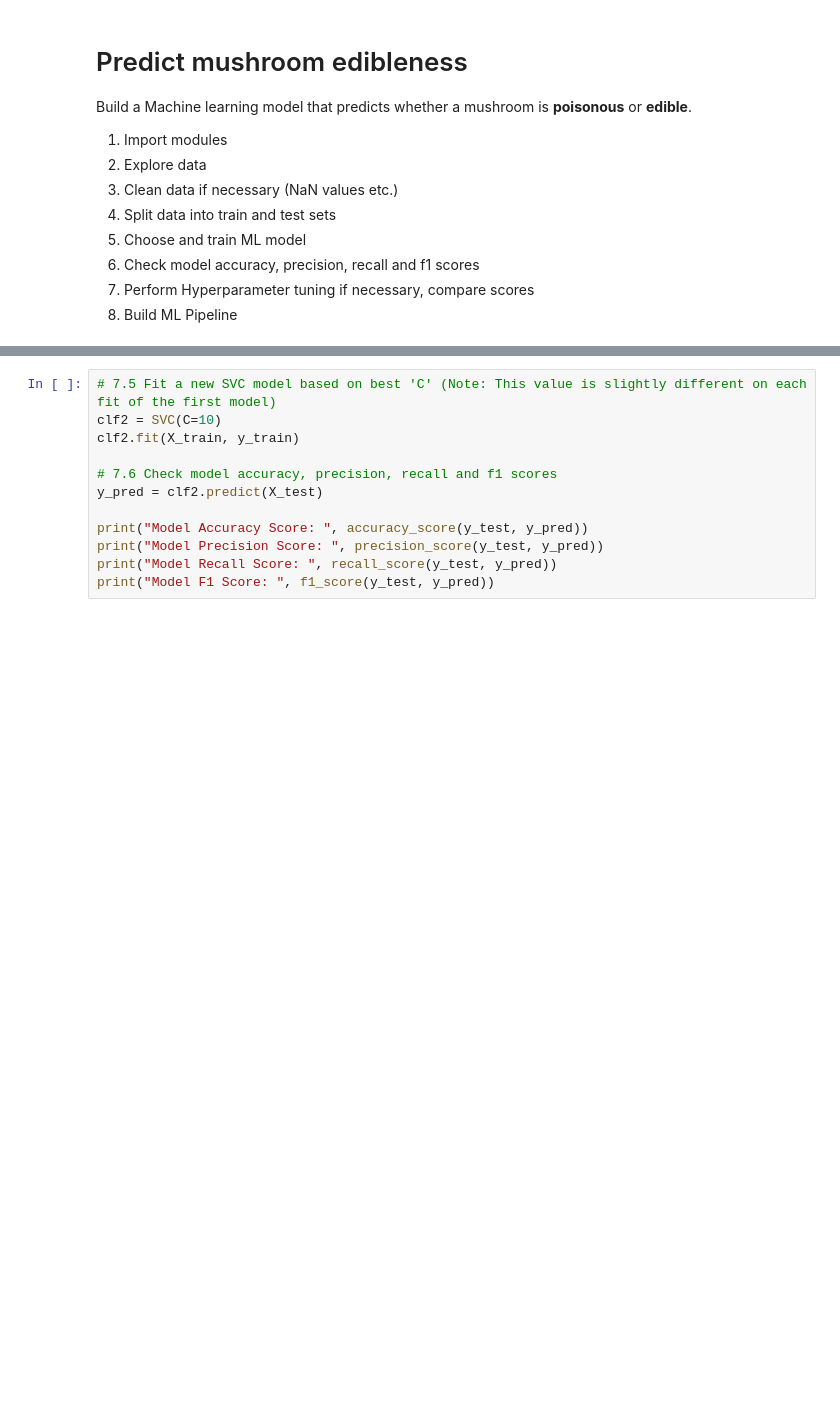
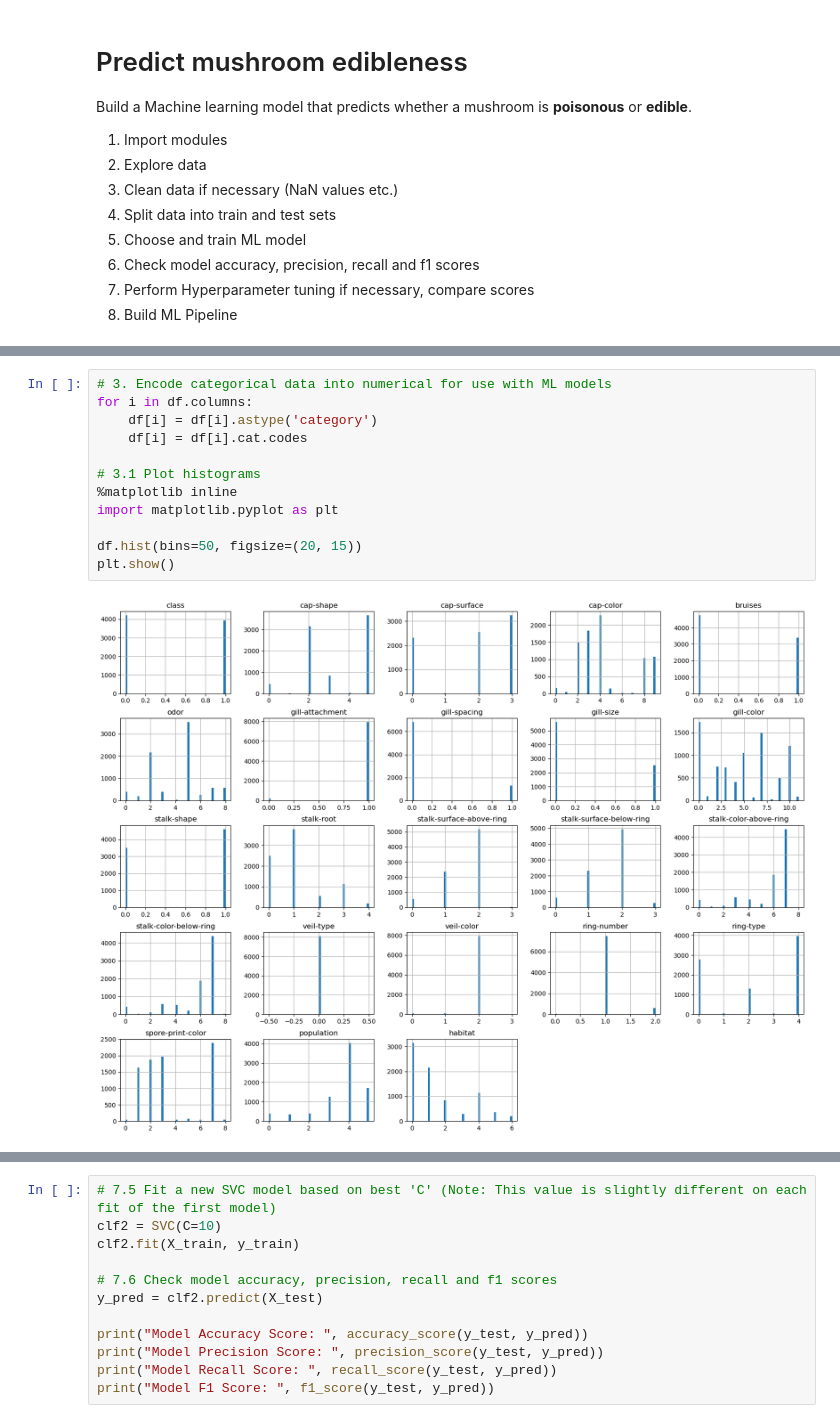
Before and after one commit to dgnezda/Mushroom_Classification, a Jupyter notebook: mushrooms.ipynb, the cells around one changed output, grey strips where cells are left out. Drawn from its saved outputs; the diff is of its cells as text; blank space fills up the shorter version.

Commit message:
Add plots, refactor mushrooms.ipynb

```diff
--- a/mushrooms.ipynb
+++ b/mushrooms.ipynb
@@ -55,0 +61,14 @@ Model F1 Score:  0.994750656167979
+# %%
+# 3. Encode categorical data into numerical for use with ML models
+for i in df.columns:
+    df[i] = df[i].astype('category')
+    df[i] = df[i].cat.codes
+
+# 3.1 Plot histograms
+%matplotlib inline
+import matplotlib.pyplot as plt
+
+df.hist(bins=50, figsize=(20, 15))
+plt.show()
+# %% [output]
+[figure, added]
```
Also changed, not shown: parts of 5 cells of this notebook.
